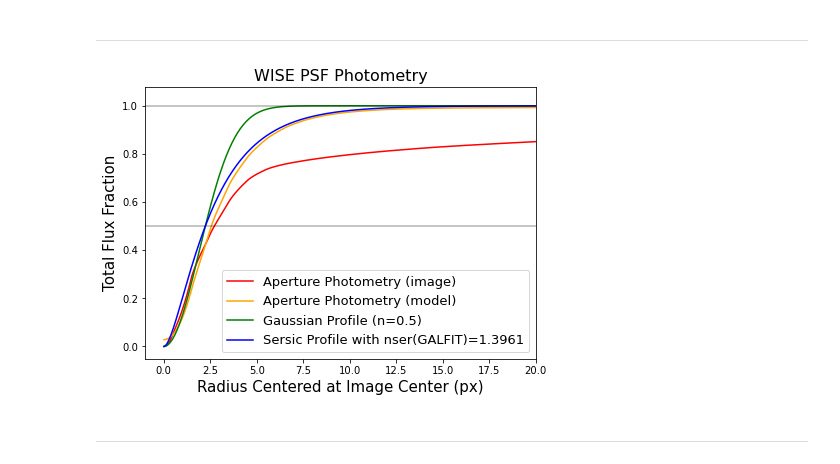
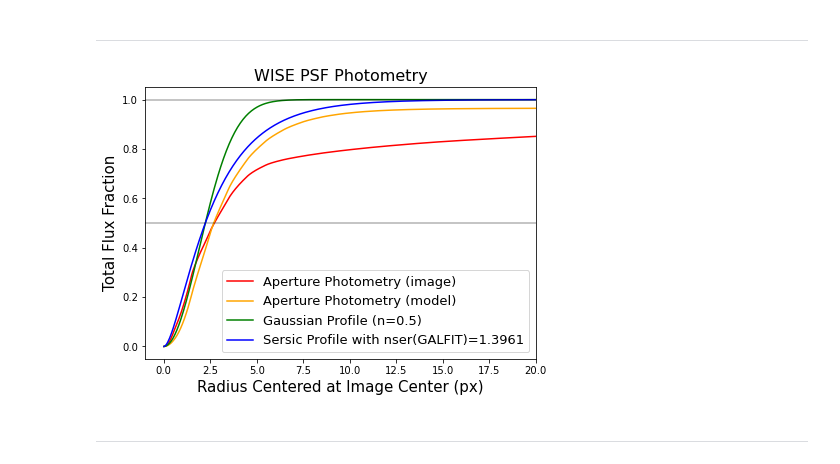
Before and after one commit to Kyssuber/research, a Jupyter notebook: notebooks/w3_psf_photometry.ipynb, the cells around one changed output. Cells and saved outputs as stored; diff of their text form; code cells hidden in the pictures.

```diff
--- a/notebooks/w3_psf_photometry.ipynb
+++ b/notebooks/w3_psf_photometry.ipynb
@@ -152,22 +152,19 @@ for i in range(npoints):
 # %%
 plt.figure(figsize=(7,5))
 
 plt.plot(radii,enc_flux_im/np.sum(psf_output[1].data),color='red',label='Aperture Photometry (image)')
-plt.plot(radii,enc_flux_model/np.sum(psf_output[2].data)+0.028,color='orange',label='Aperture Photometry (model)')
+plt.plot(radii,enc_flux_model/np.sum(psf_output[2].data),color='orange',label='Aperture Photometry (model)')
 plt.plot(radii,gauss_flux,color='green',label='Gaussian Profile (n=0.5)')
 plt.plot(radii,sersic_flux,color='blue',label=f'Sersic Profile with nser(GALFIT)={n}')
 
 plt.axhline(1,color='black',alpha=0.3)
 plt.axhline(0.5,color='black',alpha=0.3)
 
 plt.xlabel('Radius Centered at Image Center (px)',fontsize=15)
 plt.ylabel('Total Flux Fraction',fontsize=15)
 plt.title('WISE PSF Photometry',fontsize=16)
 plt.legend(fontsize=13)
 plt.xlim(-1,20)
 plt.show()
-
-#find parameters of sersic profile that appear to 'best fit' the red line, then run galfit on psf image with those
-#Re and nser fixed..?
 # %% [output]
-[figure, old version]
+[figure, new version]
```
Also changed, not shown: parts of 2 cells of this notebook, 3 other files.
